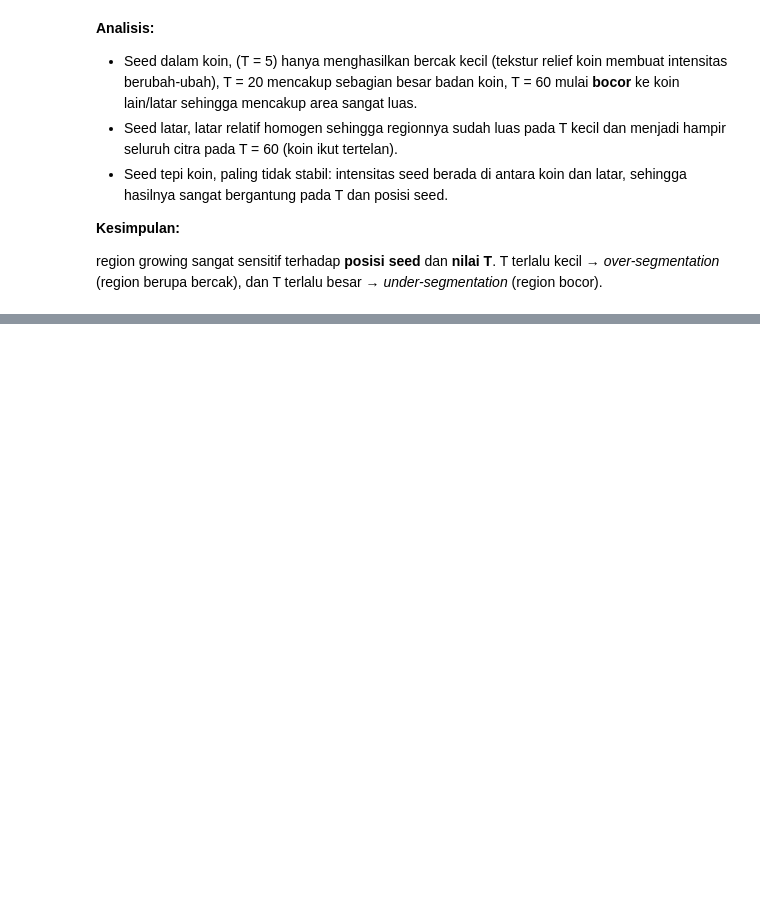
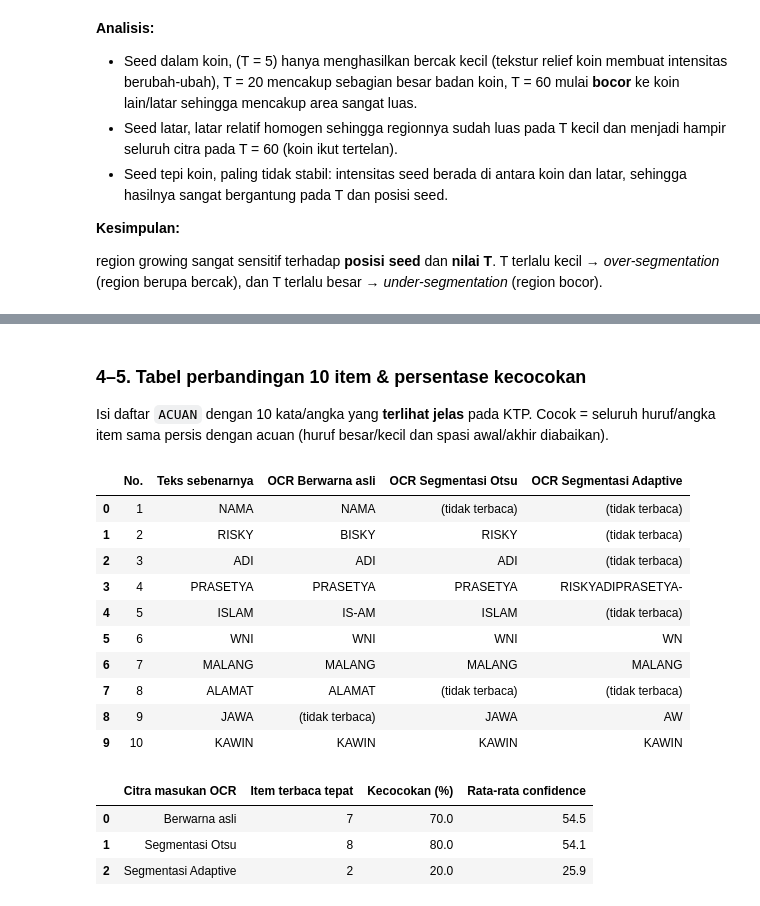
Before and after one commit to rsyadipras/PCVK_Ganjil2026, a Jupyter notebook: Week7_21.ipynb, the cells around one changed output, grey strips where cells are left out. Cells and saved outputs as stored; diff of their text form; code cells hidden in the pictures; blank space fills up the shorter version.

```diff
--- a/Week7_21.ipynb
+++ b/Week7_21.ipynb
@@ -313,0 +453,59 @@ region growing sangat sensitif terhadap **posisi seed** dan **nilai T**. T terla
+# %% [markdown]
+### 4–5. Tabel perbandingan 10 item & persentase kecocokan
+Isi daftar `ACUAN` dengan 10 kata/angka yang **terlihat jelas** pada KTP. Cocok = seluruh huruf/angka item sama persis dengan acuan (huruf besar/kecil dan spasi awal/akhir diabaikan).
+# %%
+ACUAN = [
+    'NAMA', 'RISKY', 'ADI', 'PRASETYA', 'ISLAM',
+    'WNI', 'MALANG', 'ALAMAT', 'JAWA', 'KAWIN'
+]
+
+
+def token_ocr(teks):
+    return [t.strip() for t in teks.split() if t.strip()]
+
+
+def baca_item(acuan, tokens):
+    """Kembalikan (teks hasil OCR terdekat, cocok?)"""
+    cocok = any(t.lower() == acuan.lower() for t in tokens)
+    if cocok:
+        return acuan, True
+    dekat = difflib.get_close_matches(acuan, tokens, n=1, cutoff=0.6)
+    return (dekat[0] if dekat else '(tidak terbaca)'), False
+
+
+tabel, benar = [], {n: 0 for n in masukan}
+
+for no, a in enumerate(ACUAN, 1):
+    baris = {'No.': no, 'Teks sebenarnya': a}
+    for nama in masukan:
+        hasil_ocr, ok = baca_item(a, token_ocr(teks_ocr[nama]))
+        baris['OCR ' + nama] = hasil_ocr
+        benar[nama] += int(ok)
+    tabel.append(baris)
+
+display(pd.DataFrame(tabel))
+
+ringkasan = pd.DataFrame({
+    'Citra masukan OCR': list(masukan),
+    'Item terbaca tepat': [benar[n] for n in masukan],
+    'Kecocokan (%)': [benar[n] / len(ACUAN) * 100 for n in masukan],
+    'Rata-rata confidence': [round(float(np.mean(conf_semua[n])), 1) if conf_semua[n] else 0 for n in masukan]
+})
+
+display(ringkasan)
+# %% [output]
+|  | No. | Teks sebenarnya | OCR Berwarna asli | OCR Segmentasi Otsu | OCR Segmentasi Adaptive |
+| 0 | 1 | NAMA | NAMA | (tidak terbaca) | (tidak terbaca) |
+| 1 | 2 | RISKY | BISKY | RISKY | (tidak terbaca) |
+| 2 | 3 | ADI | ADI | ADI | (tidak terbaca) |
+| 3 | 4 | PRASETYA | PRASETYA | PRASETYA | RISKYADIPRASETYA- |
+| 4 | 5 | ISLAM | IS-AM | ISLAM | (tidak terbaca) |
+| 5 | 6 | WNI | WNI | WNI | WN |
+| 6 | 7 | MALANG | MALANG | MALANG | MALANG |
+| 7 | 8 | ALAMAT | ALAMAT | (tidak terbaca) | (tidak terbaca) |
+| 8 | 9 | JAWA | (tidak terbaca) | JAWA | AW |
+| 9 | 10 | KAWIN | KAWIN | KAWIN | KAWIN |
+|  | Citra masukan OCR | Item terbaca tepat | Kecocokan (%) | Rata-rata confidence |
+| 0 | Berwarna asli | 7 | 70.0 | 54.5 |
+| 1 | Segmentasi Otsu | 8 | 80.0 | 54.1 |
+| 2 | Segmentasi Adaptive | 2 | 20.0 | 25.9 |
```
Also changed, not shown: parts of 8 cells of this notebook.
